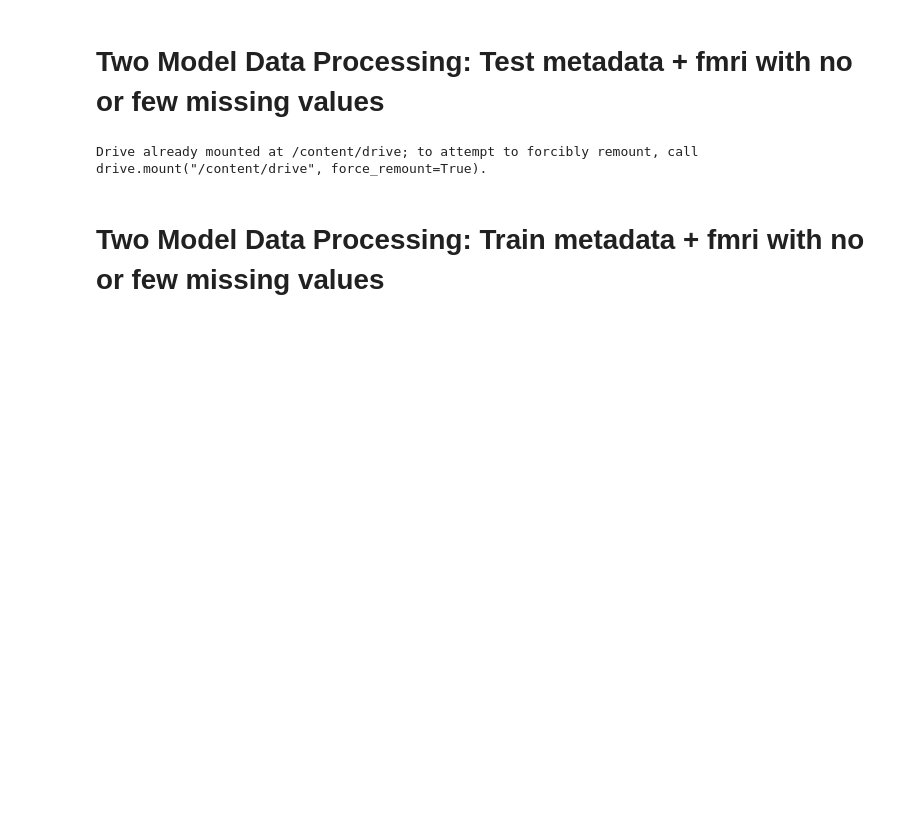
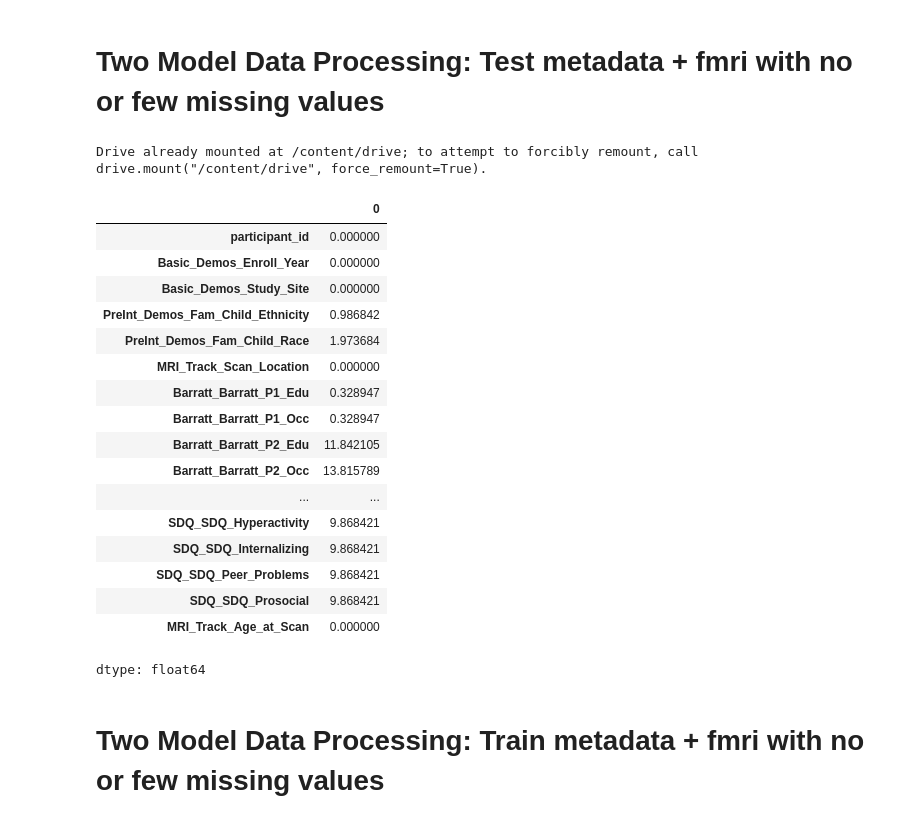
Before and after one commit to jchen0000/widsdatathon2025, a Jupyter notebook: python/Lasso_Neural_Network.ipynb, the cells around one changed output. Cells and saved outputs as stored; diff of their text form; code cells hidden in the pictures; blank space fills up the shorter version.

Commit message:
jiaqi_nn_wo_missing(>0.1)_data

```diff
--- a/python/Lasso_Neural_Network.ipynb
+++ b/python/Lasso_Neural_Network.ipynb
@@ -534,6 +501,27 @@ test_features_few_missing = test_features_few_missing.astype(float)
 # Impute missing values with KNN imputation
 imputer_metadata = KNNImputer(n_neighbors=5)  # Using KNN for imputation instead of mean
 combined_test_metadata_imputed2 = imputer_metadata.fit_transform(test_features_few_missing)  # (304, 19925)
+# %%
+missing_percentage
+# %% [output]
+|  | 0 |
+| participant_id | 0.000000 |
+| Basic_Demos_Enroll_Year | 0.000000 |
+| Basic_Demos_Study_Site | 0.000000 |
+| PreInt_Demos_Fam_Child_Ethnicity | 0.986842 |
+| PreInt_Demos_Fam_Child_Race | 1.973684 |
+| MRI_Track_Scan_Location | 0.000000 |
+| Barratt_Barratt_P1_Edu | 0.328947 |
+| Barratt_Barratt_P1_Occ | 0.328947 |
+| Barratt_Barratt_P2_Edu | 11.842105 |
+| Barratt_Barratt_P2_Occ | 13.815789 |
+| ... | ... |
+| SDQ_SDQ_Hyperactivity | 9.868421 |
+| SDQ_SDQ_Internalizing | 9.868421 |
+| SDQ_SDQ_Peer_Problems | 9.868421 |
+| SDQ_SDQ_Prosocial | 9.868421 |
+| MRI_Track_Age_at_Scan | 0.000000 |
+dtype: float64
 # %% [markdown]
 # Two Model Data Processing: Train metadata + fmri with no or few missing values
 # %%
```
Also changed, not shown: parts of 9 cells of this notebook.
